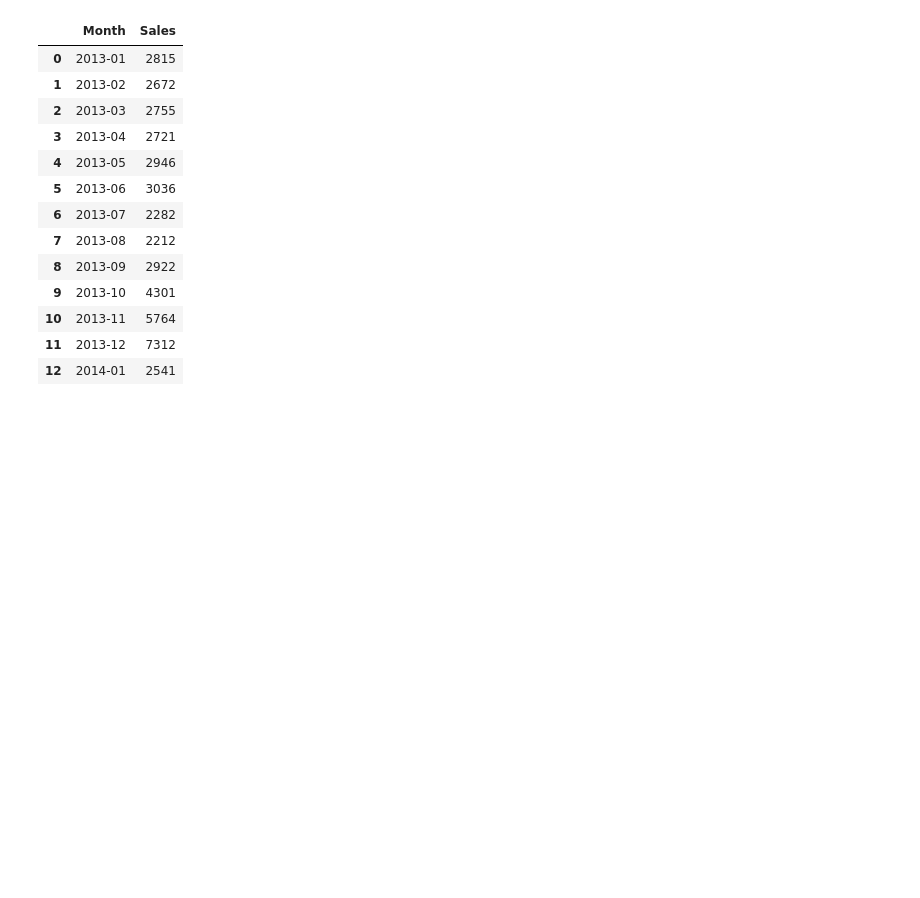
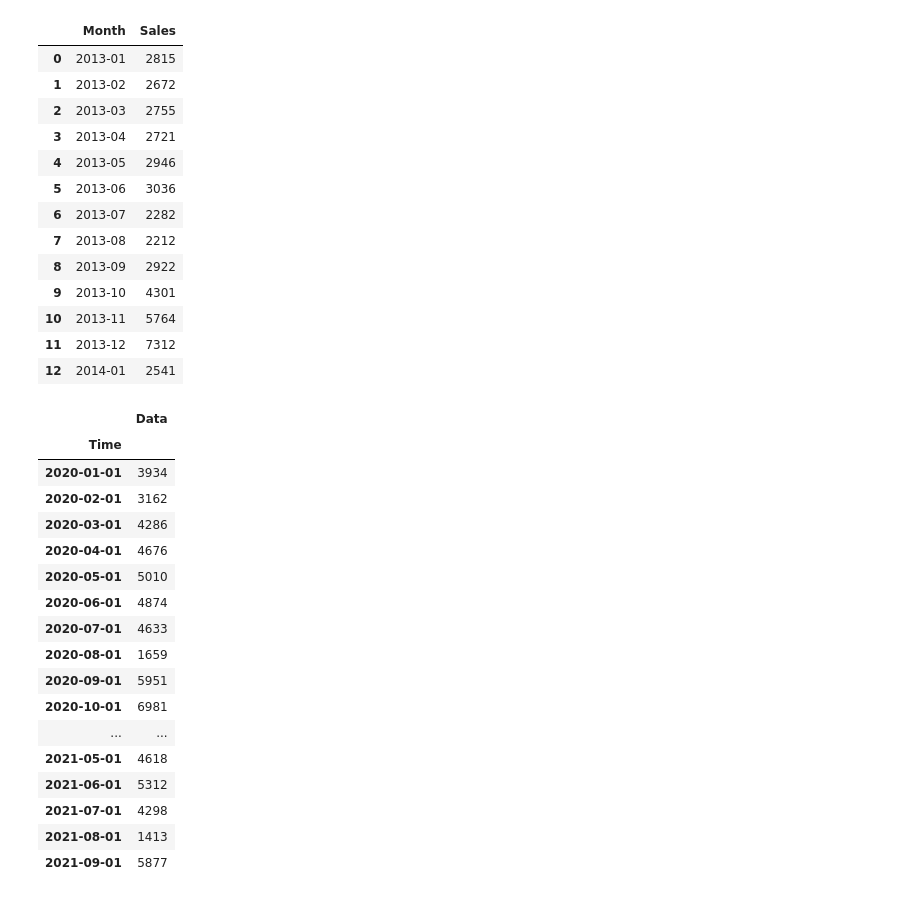
Before and after one commit to duyy1805/DoAn1, a Jupyter notebook: server/core/testRNN.ipynb, the cells around one changed output. Drawn from its saved outputs; the diff is of its cells as text; code cells hidden in the pictures; blank space fills up the shorter version.

```diff
--- a/server/core/testRNN.ipynb
+++ b/server/core/testRNN.ipynb
@@ -50,6 +50,27 @@ train, test = train_test_split(
 
 rnn_train = train
 rnn_test = test
+# %%
+test
+# %% [output]
+|  | Data |
+| Time |  |
+| 2020-01-01 | 3934 |
+| 2020-02-01 | 3162 |
+| 2020-03-01 | 4286 |
+| 2020-04-01 | 4676 |
+| 2020-05-01 | 5010 |
+| 2020-06-01 | 4874 |
+| 2020-07-01 | 4633 |
+| 2020-08-01 | 1659 |
+| 2020-09-01 | 5951 |
+| 2020-10-01 | 6981 |
+| ... | ... |
+| 2021-05-01 | 4618 |
+| 2021-06-01 | 5312 |
+| 2021-07-01 | 4298 |
+| 2021-08-01 | 1413 |
+| 2021-09-01 | 5877 |
 # %%
 from sklearn.preprocessing import MinMaxScaler
 scaler = MinMaxScaler()
```
Also changed, not shown: parts of 13 cells of this notebook, 8 other files.
